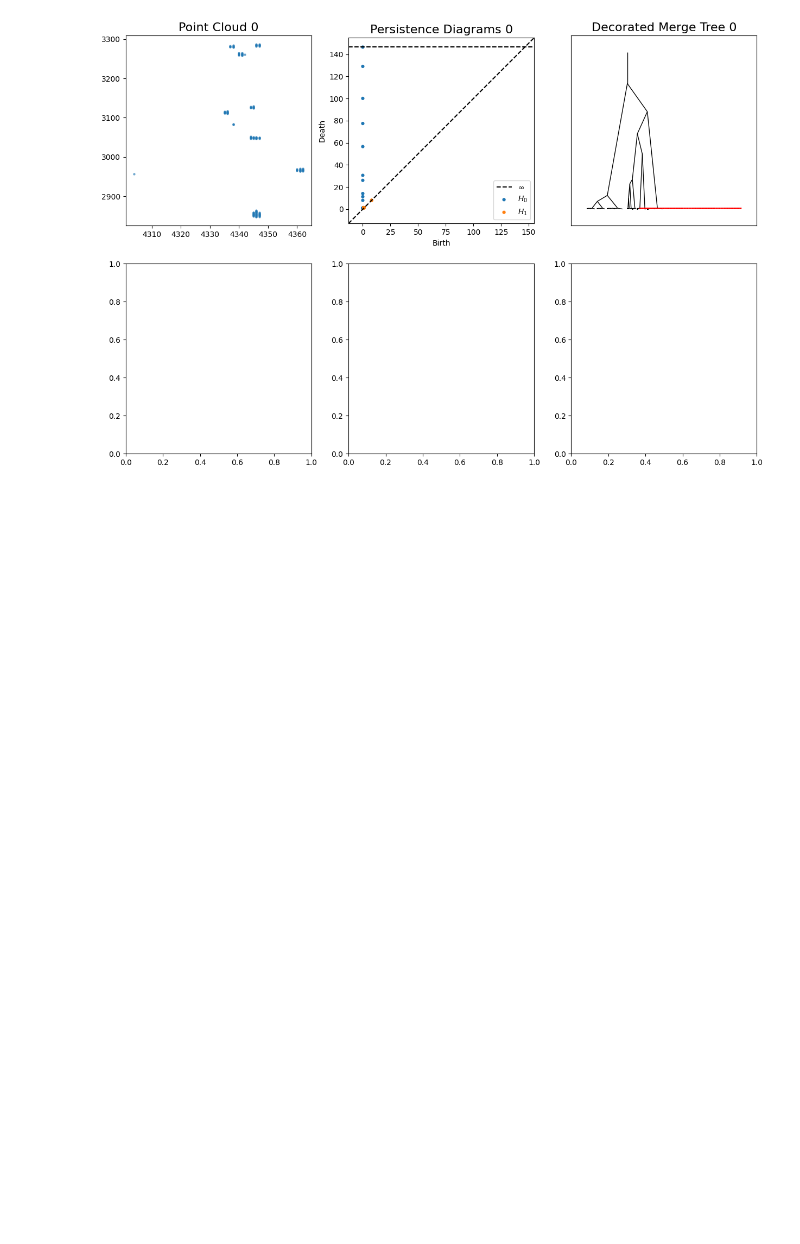
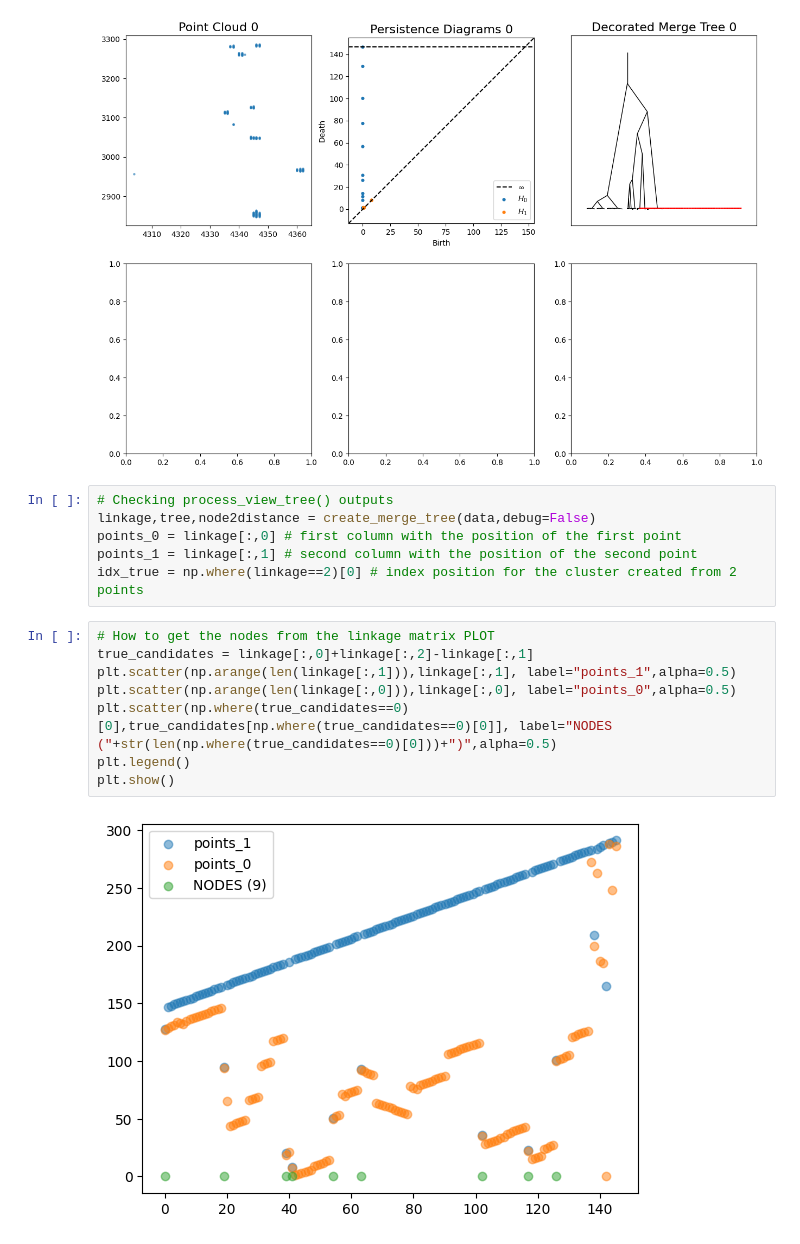
Before and after one commit to Neutron-Calibration-in-DUNE/Blip, a Jupyter notebook: notebooks/merge_trees.ipynb, the cells around one changed output. Drawn from its saved outputs; the diff is of its cells as text; blank space fills up the shorter version.

Commit message:
nodes plots: with linkage info & in point_cloud

```diff
--- a/notebooks/merge_trees.ipynb
+++ b/notebooks/merge_trees.ipynb
@@ -88,3 +88,19 @@ Number of persistence points: 65
 [INIT] Merge Tree Class
 [INIT] visualize_DMT_pointcloud
 [figure]
+# %%
+# Checking process_view_tree() outputs
+linkage,tree,node2distance = create_merge_tree(data,debug=False)
+points_0 = linkage[:,0] # first column with the position of the first point
+points_1 = linkage[:,1] # second column with the position of the second point
+idx_true = np.where(linkage==2)[0] # index position for the cluster created from 2 points
+# %%
+# How to get the nodes from the linkage matrix PLOT
+true_candidates = linkage[:,0]+linkage[:,2]-linkage[:,1]
+plt.scatter(np.arange(len(linkage[:,1])),linkage[:,1], label="points_1",alpha=0.5)
+plt.scatter(np.arange(len(linkage[:,0])),linkage[:,0], label="points_0",alpha=0.5)
+plt.scatter(np.where(true_candidates==0)[0],true_candidates[np.where(true_candidates==0)[0]], label="NODES ("+str(len(np.where(true_candidates==0)[0]))+")",alpha=0.5)
+plt.legend()
+plt.show()
+# %% [output]
+[figure, added]
```
Also changed, not shown: parts of 1 cell of this notebook.
